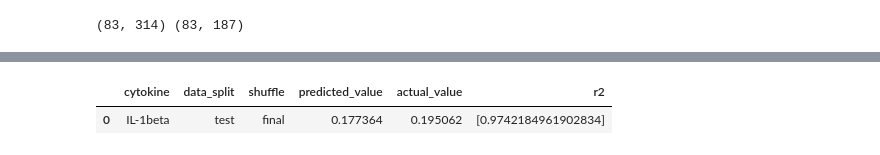
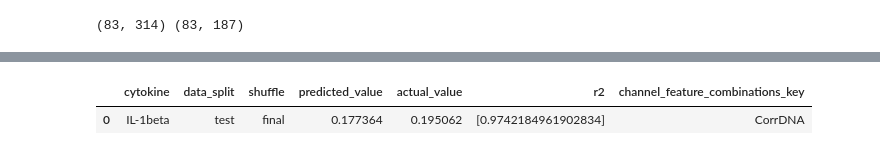
Before and after one commit to MikeLippincott/Interstellar_Analysis, a Jupyter notebook: 11.bulk_Morphology_Elastic_Network_LOCO/2.test_models/notebooks/1.test_regression_multi_output.ipynb, the cells around one changed output, grey strips where cells are left out. Cells and saved outputs as stored; diff of their text form; code cells hidden in the pictures.

Commit message:
test on HPC

```diff
--- a/11.bulk_Morphology_Elastic_Network_LOCO/2.test_models/notebooks/1.test_regression_multi_output.ipynb
+++ b/11.bulk_Morphology_Elastic_Network_LOCO/2.test_models/notebooks/1.test_regression_multi_output.ipynb
@@ -210,6 +205,7 @@ df["cytokine"] = df["cytokine"].replace(" ", "_", regex=True)
 
 # concat the dataframes
 results_df = pd.concat([results_df, df], axis=0)
+results_df["channel_feature_combinations_key"] = feature_combinations_key
 # %%
 results_df.head()
 # %% [output]
@@ -222,30 +218,31 @@ results_df.head()
 # %%
 var_df = results_df.drop(
     columns=[
         "explained_variance",
         "neg_mean_absolute_error",
         "neg_mean_squared_error",
         "well",
         "treatment",
         "r2",
         "log10_neg_mean_absolute_error",
         "log10_neg_mean_squared_error",
         "log10_explained_variance",
     ]
 )
 # calculate the variance of the actual and predicted values per cytokine
 var_df = var_df.groupby(["cytokine", "data_split", "shuffle"]).var()
 var_df = pd.merge(
     var_df,
     results_df.groupby(["cytokine", "data_split", "shuffle"]).r2.unique(),
     left_index=True,
     right_index=True,
 )
 var_df.reset_index(inplace=True)
+var_df["channel_feature_combinations_key"] = feature_combinations_key
 var_df.head()
 # %% [output]
-|  | cytokine | data_split | shuffle | predicted_value | actual_value | r2 |
-| 0 | IL-1beta | test | final | 0.177364 | 0.195062 | [0.9742184961902834] |
+|  | cytokine | data_split | shuffle | predicted_value | actual_value | r2 | channel_feature_combinations_key |
+| 0 | IL-1beta | test | final | 0.177364 | 0.195062 | [0.9742184961902834] | CorrDNA |
 # %%
 # set model path from parameters
 if aggregation and nomic:
```
Also changed, not shown: parts of 1 cell of this notebook, 18 other files.
